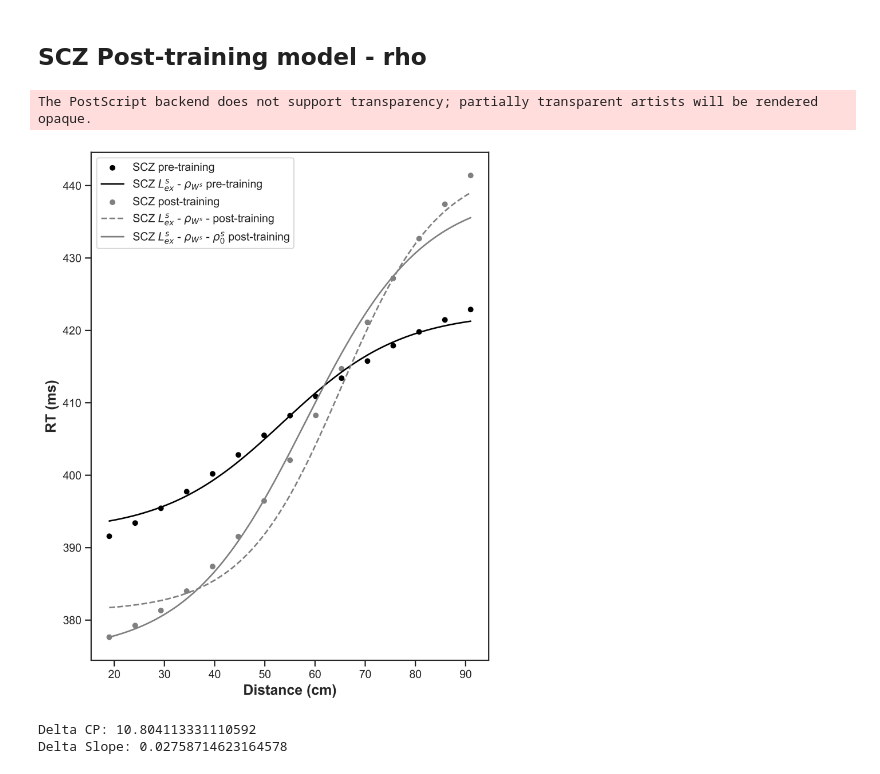
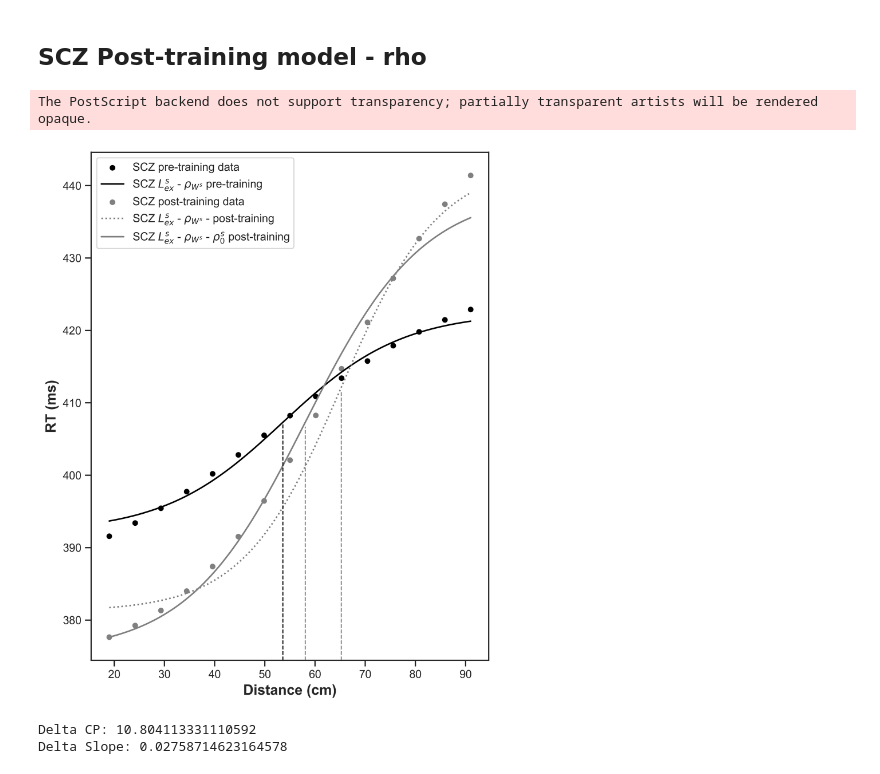
Before and after one commit to renatoparedes/SCZ_PPS_Expansion_Model, a Jupyter notebook: FIG2_Fitting_Plots.ipynb, the cells around one changed output. Drawn from its saved outputs; the diff is of its cells as text; code cells hidden in the pictures.

```diff
--- a/FIG2_Fitting_Plots.ipynb
+++ b/FIG2_Fitting_Plots.ipynb
@@ -280,42 +280,48 @@ sns.set_theme(
 fig, axs = plt.subplots(1, 1, figsize=(7, 9), dpi=600)
 ax1 = plt.subplot(111)
 
-sns.scatterplot(x=a_distances, y=SCZ_RTs, label="SCZ pre-training", ax=ax1)
+sns.scatterplot(x=a_distances, y=SCZ_RTs, label="SCZ pre-training data", ax=ax1)
 sns.lineplot(
     x=model_a_distances,
     y=SCZ_Model_RTs_pre_fit,
     label="SCZ $L_{ex}^{s}$ - " + r"$\rho_{{W}^{s}}$ pre-training",
     ax=ax1,
 )
 sns.scatterplot(
     x=a_distances,
     y=SCZ_RTs_post,
-    label="SCZ post-training",
+    label="SCZ post-training data",
     ax=ax1,
 )
 sns.lineplot(
     x=model_a_distances,
     y=SCZ_Model_RTs_post_fit,
     label="SCZ $L_{ex}^{s}$ - " + r"$\rho_{{W}^{s}}$ - post-training",
     ax=ax1,
-    linestyle="--",
+    linestyle=":",
 )
 sns.lineplot(
     x=model_a_distances,
     y=SCZ_Model_RTs_post_rho_fit,
     label="SCZ $L_{ex}^{s}$ - "
     + r"$\rho_{{W}^{s}}$ - "
     + r"$\rho^{s}_{0}$ post-training",
     ax=ax1,
 )
 
 ax1.set_xlabel("Distance (cm)")
 ax1.set_ylabel("RT (ms)")
 
+ax1.axvline(x=SCZ_CP_Model_pre, color="black", linestyle="--", linewidth=1, ymax=0.47)
+ax1.axvline(
+    x=SCZ_CP_Model_post_rho, color="gray", linestyle="--", linewidth=1, ymax=0.46
+)
+ax1.axvline(x=SCZ_CP_Model_post, color="gray", linestyle="--", linewidth=1, ymax=0.53)
+
 fig.savefig("drafts/FIG2.eps", bbox_inches="tight", format="eps")
 # %% [output]
 The PostScript backend does not support transparency; partially transparent artists will be rendered opaque.
-[figure, old version]
+[figure, new version]
 # %%
 ##Pre-Training
 ###HC
```
Also changed, not shown: parts of 1 cell of this notebook, 3 other files.
